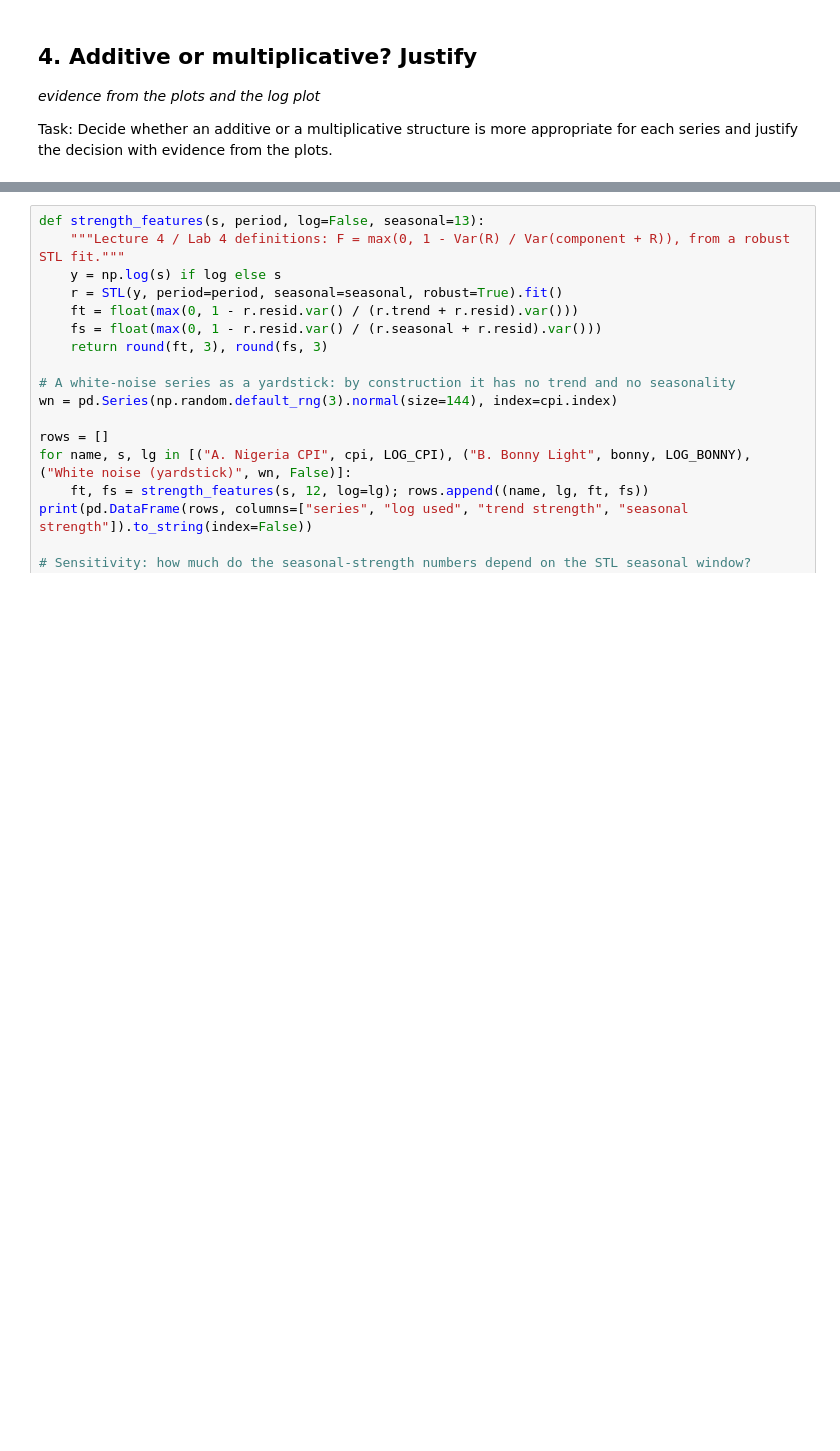
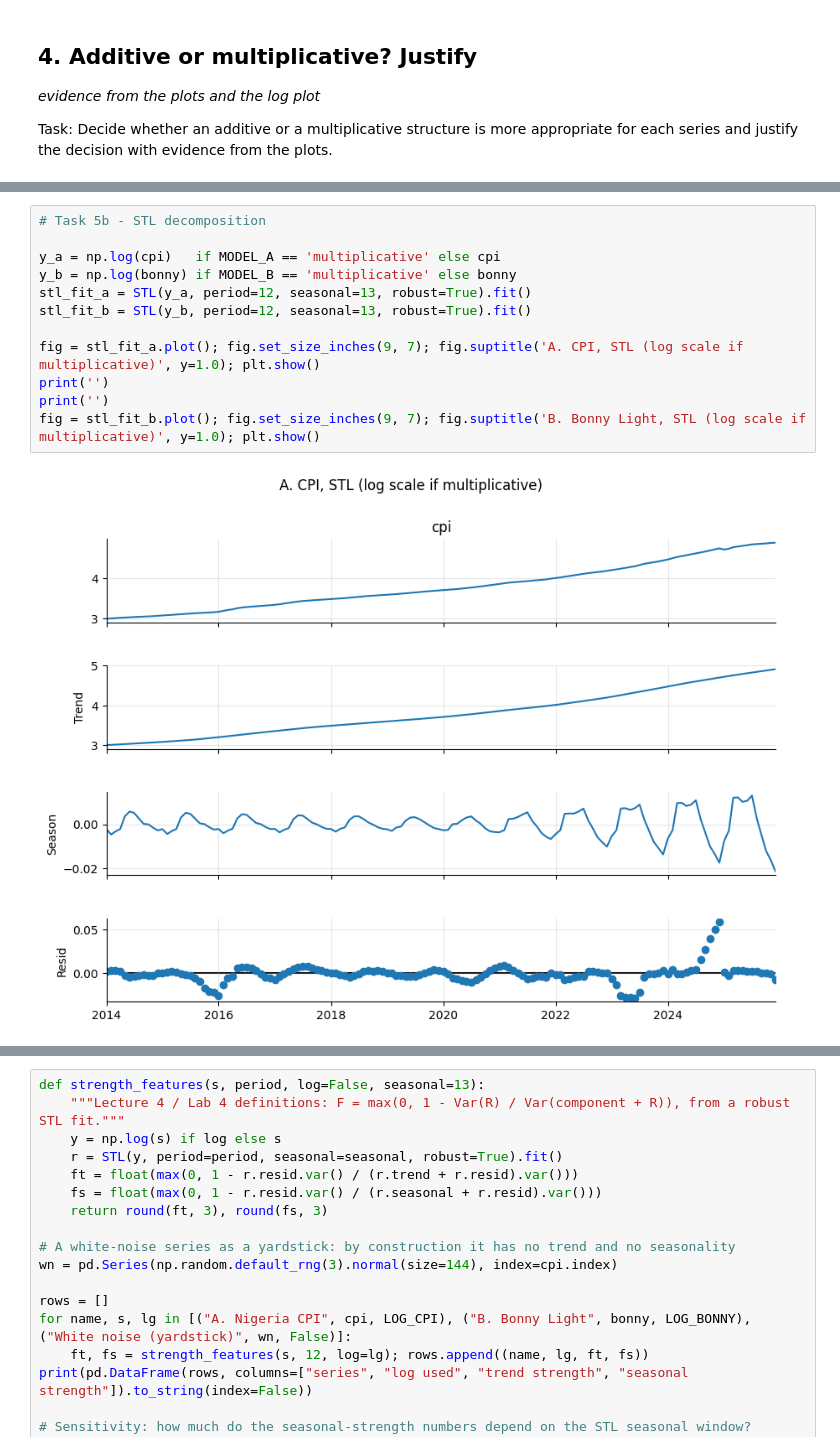
Before and after one commit to PreciousFaseyosan/NUTDTS816-Time_Series_Analysis-_Course_Repository, a Jupyter notebook: notebooks/assessments/A1_starter.ipynb, the cells around one changed output, grey strips where cells are left out. Cells and saved outputs as stored; diff of their text form; blank space fills up the shorter version.

```diff
--- a/notebooks/assessments/A1_starter.ipynb
+++ b/notebooks/assessments/A1_starter.ipynb
@@ -341,0 +310,14 @@ B. Bonny Light: classical trend valid Jul 2015 to Dec 2025 | STL covers Jan 2015
+# %%
+# Task 5b - STL decomposition
+
+y_a = np.log(cpi)   if MODEL_A == 'multiplicative' else cpi
+y_b = np.log(bonny) if MODEL_B == 'multiplicative' else bonny
+stl_fit_a = STL(y_a, period=12, seasonal=13, robust=True).fit()
+stl_fit_b = STL(y_b, period=12, seasonal=13, robust=True).fit()
+
+fig = stl_fit_a.plot(); fig.set_size_inches(9, 7); fig.suptitle('A. CPI, STL (log scale if multiplicative)', y=1.0); plt.show()
+print('')
+print('')
+fig = stl_fit_b.plot(); fig.set_size_inches(9, 7); fig.suptitle('B. Bonny Light, STL (log scale if multiplicative)', y=1.0); plt.show()
+# %% [output]
+[figure, added]
```
Also changed, not shown: parts of 23 cells of this notebook.
